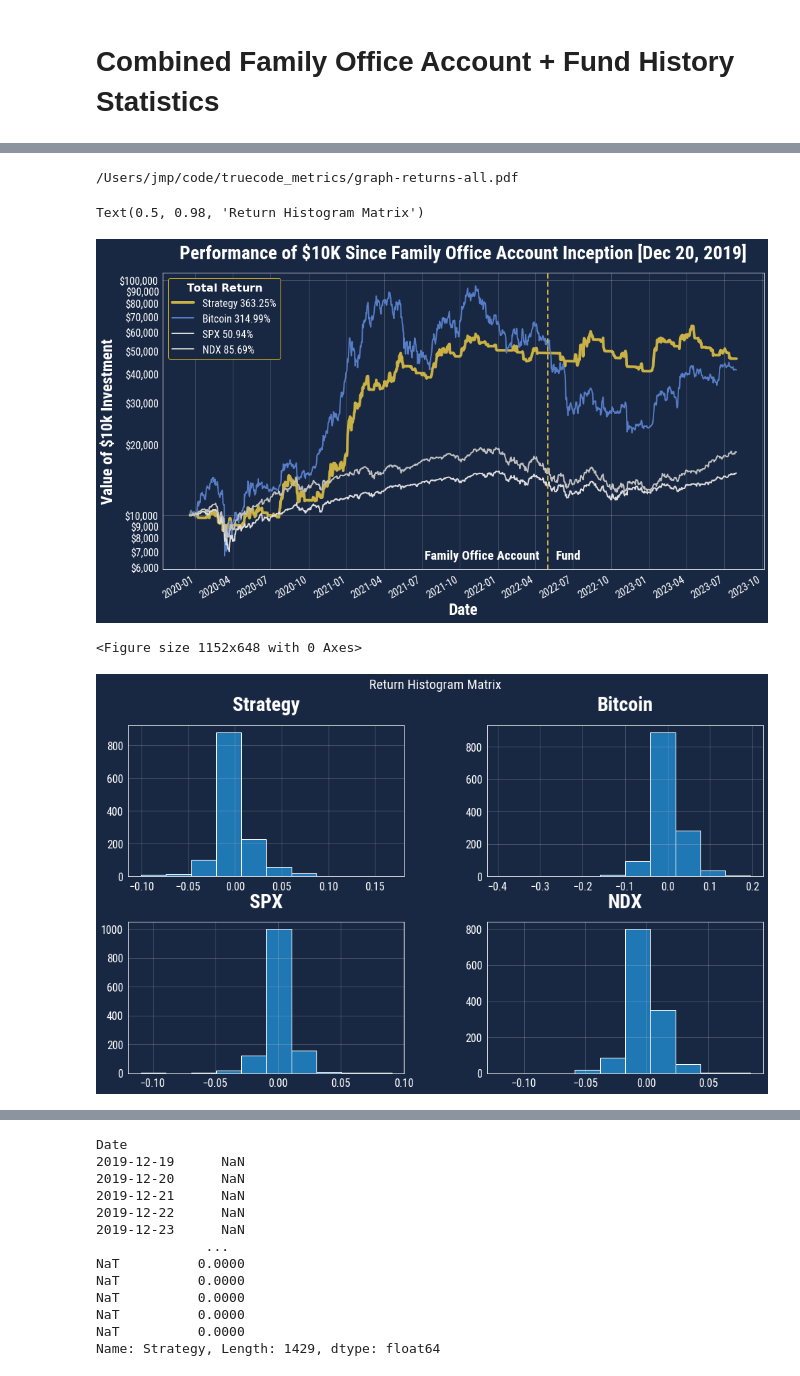
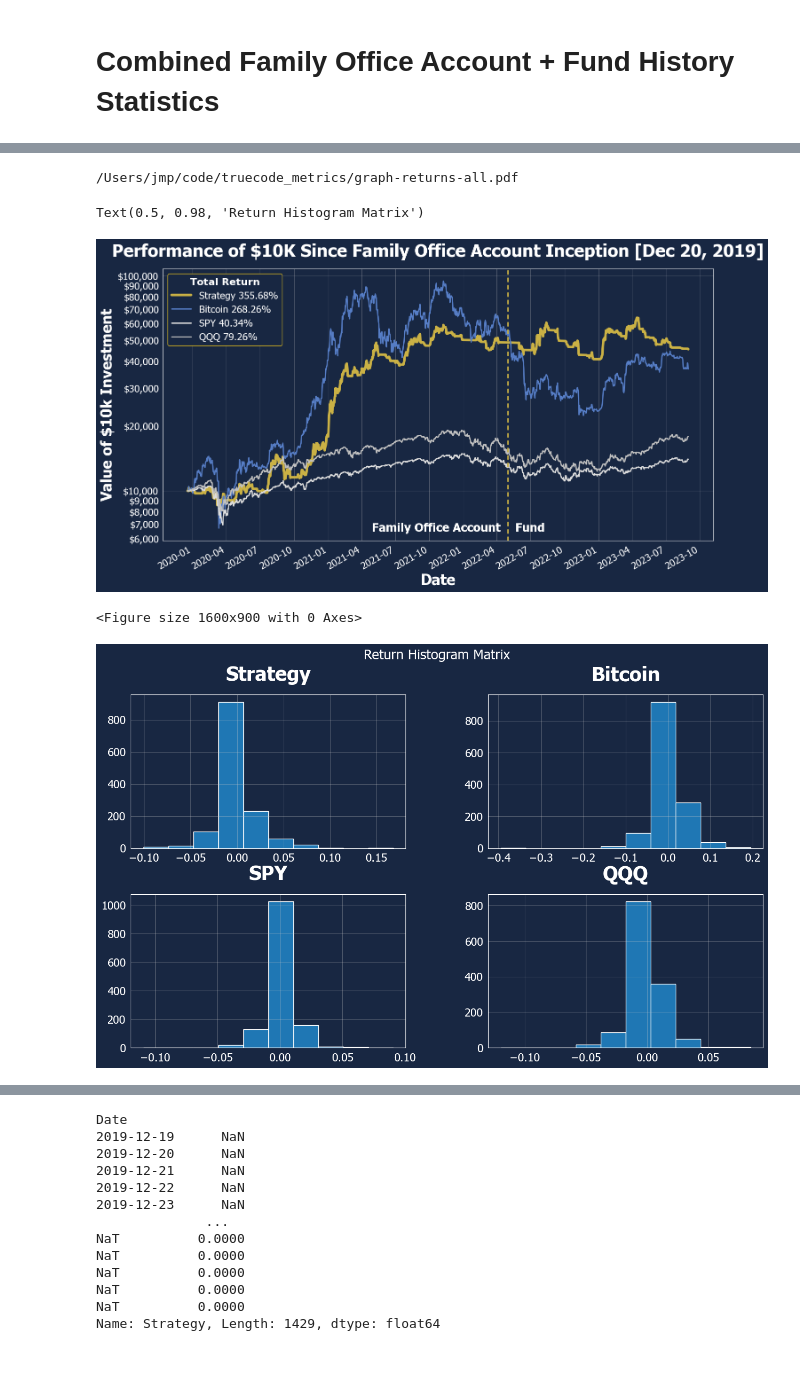
Before and after one commit to joshua-peck/truecode_metrics, a Jupyter notebook: TrueCode Metrics.ipynb, the cells around one changed output, grey strips where cells are left out. Saved outputs shown, nothing was run; the diff lists cells and outputs as text; code cells hidden in the pictures.

```diff
--- a/TrueCode Metrics.ipynb
+++ b/TrueCode Metrics.ipynb
@@ -14,13 +14,13 @@ import math
 # %%
 datafile = 'truecode-metrics-august-2023.csv'
 
-SYMBOLS = [ 'Strategy', 'Bitcoin', 'SPX', 'NDX']
+SYMBOLS = [ 'Strategy', 'Bitcoin', 'SPY', 'QQQ']
 
 SYMBOL_COLORS = {
     'Strategy': '#CAB145',
     'Bitcoin': '#567DC5',
-    'SPX': '#dddddd',
-    'NDX': '#C0C0C0',
+    'SPY': '#dddddd',
+    'QQQ': '#C0C0C0',
 }
 
 SYMBOL_LINEWIDTH = {
@@ -40,7 +40,7 @@ SYMBOLS, SYMBOL_COLORS, SYMBOL_LINEWIDTH
 FOA_START_DATE = dt.fromisoformat('2019-11-19')
 FOA_END_DATE = dt.fromisoformat('2022-04-30')
 FUND_START_DATE = dt.fromisoformat('2022-05-01')
-FUND_END_DATE = dt.fromisoformat('2023-07-31')
+FUND_END_DATE = dt.fromisoformat('2023-08-31')
 # %%
 # BITCOIN-FUND is Bitcoin metrics over the same time period as the Fund
 # BITCOIN-COMBINED is Bitcoin metrics over the same time period as the combined Fund and Family Office Account
@@ -287,38 +316,38 @@ for line in ax.get_lines():
 
 total_returns = {}
 for symbol in SYMBOLS:
     total_returns[symbol] = sample_stats[symbol].stats['total_return']
 
 ax.legend(
     (
         'Strategy {:.2f}%'.format(total_returns['Strategy'] * 100.),
         'Bitcoin {:.2f}%'.format(total_returns['Bitcoin'] * 100.),
-        'SPX {:.2f}%'.format(total_returns['SPX'] * 100.),
-        'NDX {:.2f}%'.format(total_returns['NDX'] * 100.)
+        'SPY {:.2f}%'.format(total_returns['SPY'] * 100.),
+        'QQQ {:.2f}%'.format(total_returns['QQQ'] * 100.)
     ),
     loc='upper left',
     title=r'$\bf{Total\ Return}$')
 
 ax.yaxis.set_major_formatter(lambda x, pos: f"${int(x):,.0f}")
 ax.yaxis.set_minor_formatter(lambda x, pos: f"${int(x):,.0f}")
 ax.axvline(dt(2022, 5, 1), color='#CAB145', label="Fund", dashes=(3, 3), dash_capstyle="round", linewidth=2)
 ax.text(dt(2022, 5, 1) + timedelta(days=20), 6500,'Fund', rotation=0, color='#fff', fontweight='bold', fontsize='large')
 ax.text(dt(2022, 5, 1) - timedelta(days=20), 6500,'Family Office Account', rotation=0, color='#fff', fontweight='bold', fontsize='large', horizontalalignment='right')
 ax.yaxis.set_major_locator(mpl.ticker.LogLocator())
 ax.xaxis.set_major_locator(mdates.MonthLocator(bymonth=range(1, 13, 3)))
 ax.xaxis.set_minor_locator(mdates.MonthLocator())
 ax.grid(True)
 
 ax.get_figure().savefig('graph-returns-all.pdf', format='pdf')
 display(FileLink('graph-returns-all.pdf'))
 
 sample_stats.plot_histograms(figsize=(16, 9))
 # %% [output]
 /Users/jmp/code/truecode_metrics/graph-returns-all.pdf
 Text(0.5, 0.98, 'Return Histogram Matrix')
-[figure, old version]
+[figure, new version]
-<Figure size 1152x648 with 0 Axes>
+<Figure size 1600x900 with 0 Axes>
-[figure, old version]
+[figure, new version]
 # %%
 sample = prices[dt.fromisoformat('2022-01-01'):dt.fromisoformat('2022-12-31')]
 rebased_sample = ffn.rebase(sample[SYMBOLS], value=10000)
```
Also changed, not shown: parts of 17 cells of this notebook, 3 other files.
